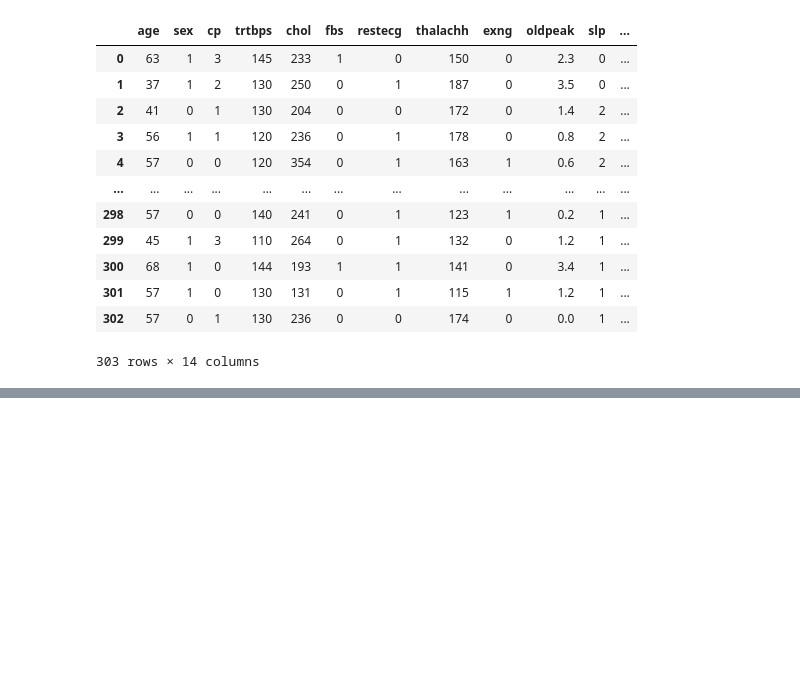
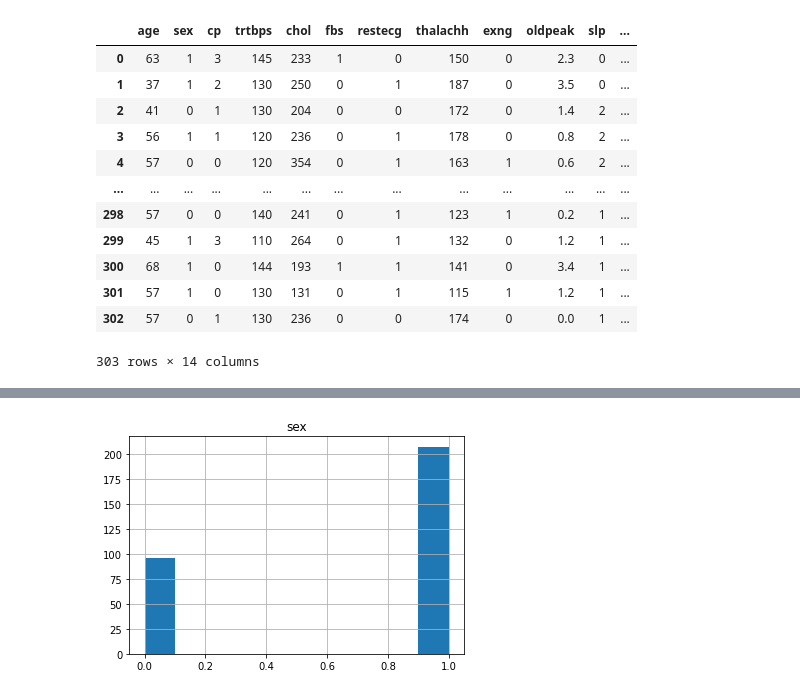
Before and after one commit to HelloMyNameIsGaspard/tutorialrepo1, a Jupyter notebook: heart.csv.ipynb, the cells around one changed output, grey strips where cells are left out. Saved outputs shown, nothing was run; the diff lists cells and outputs as text; code cells hidden in the pictures; blank space fills up the shorter version.

```diff
--- a/heart.csv.ipynb
+++ b/heart.csv.ipynb
@@ -398,0 +432,4 @@ heart
+# %%
+heart.hist(column='sex');
+# %% [output]
+[figure, added]
```
Also changed, not shown: parts of 6 cells of this notebook.
